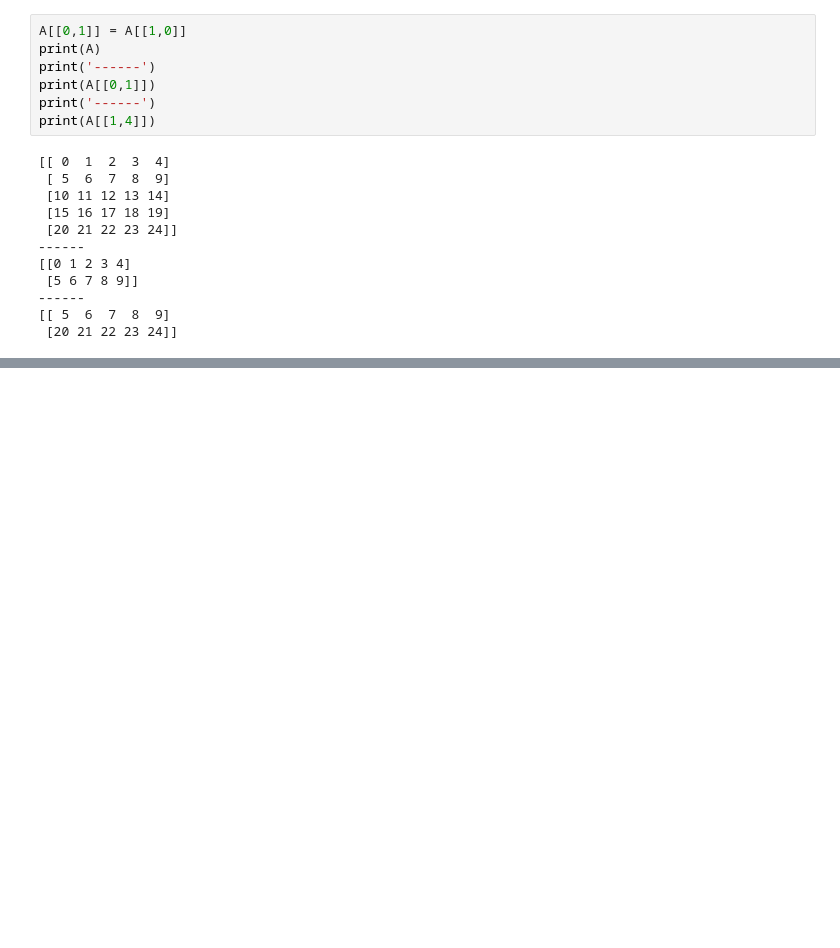
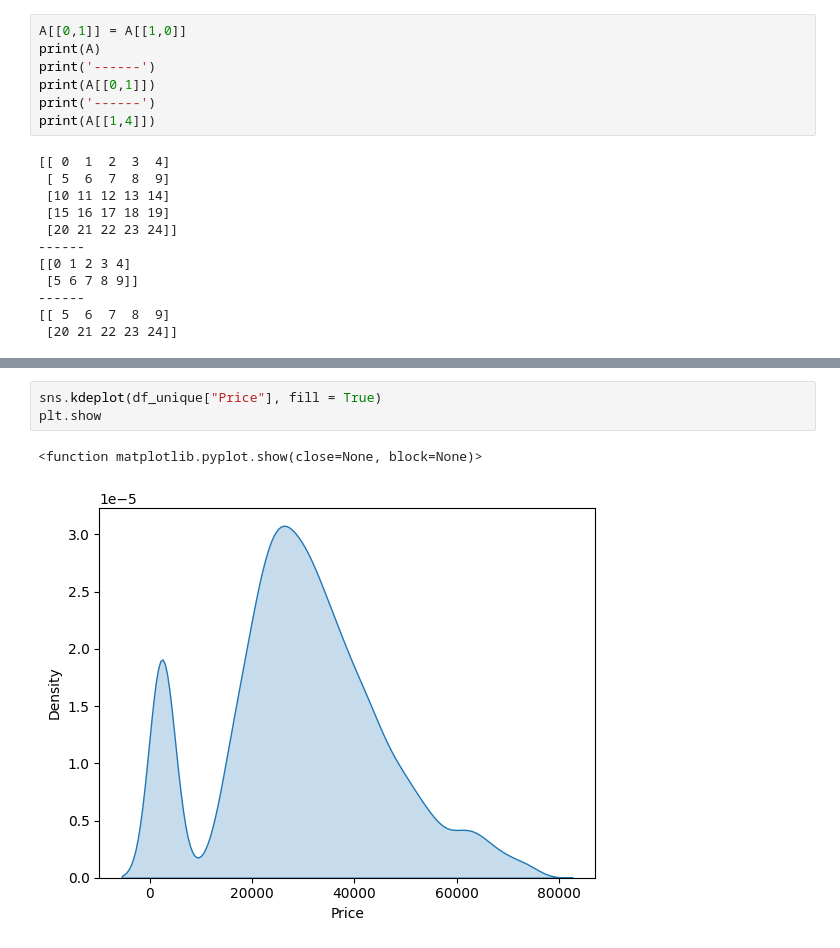
Before and after one commit to hernanescorp/master_AI_notes, a Jupyter notebook: programming_for_ai_labs_python.ipynb, the cells around one changed output, grey strips where cells are left out. Cells and saved outputs as stored; diff of their text form; blank space fills up the shorter version.

```diff
--- a/programming_for_ai_labs_python.ipynb
+++ b/programming_for_ai_labs_python.ipynb
@@ -701,0 +917,6 @@ print(A[[1,4]])
+# %%
+sns.kdeplot(df_unique["Price"], fill = True)
+plt.show
+# %% [output]
+<function matplotlib.pyplot.show(close=None, block=None)>
+[figure, added]
```
Also changed, not shown: parts of 30 cells of this notebook.
